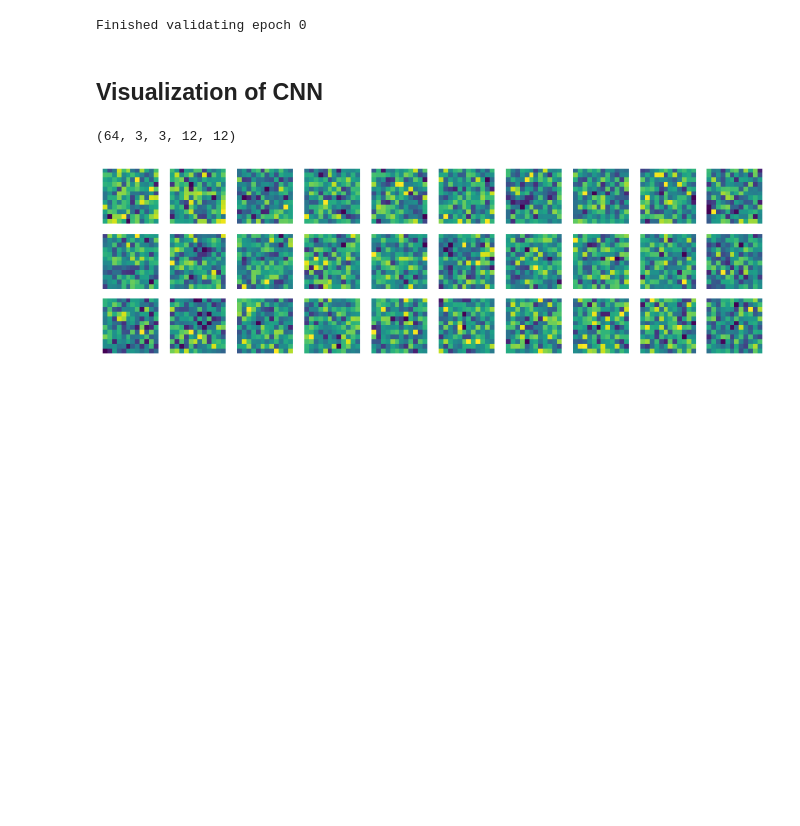
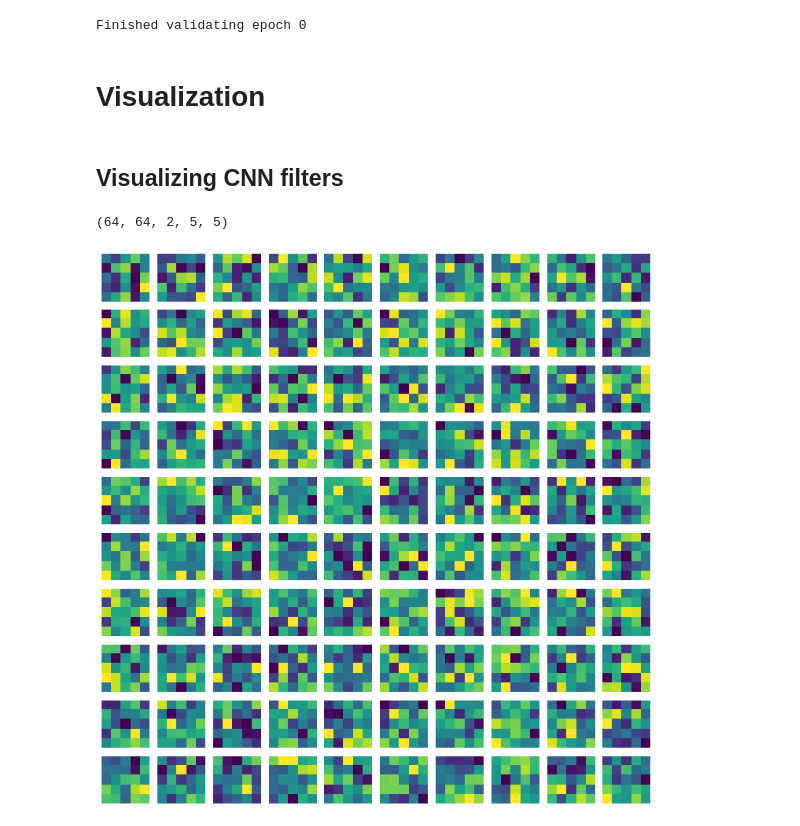
Before and after one commit to cvcore/steering-angle-prediction, a Jupyter notebook: steering_prediction.ipynb, the cells around one changed output. Drawn from its saved outputs; the diff is of its cells as text; code cells hidden in the pictures; blank space fills up the shorter version.

```diff
--- a/steering_prediction.ipynb
+++ b/steering_prediction.ipynb
@@ -639,27 +651,33 @@ Finished training epoch 0
 [interactive output not drawn]
 Finished validating epoch 0
 # %% [markdown]
-## Visualization of CNN
+# Visualization
+# %% [markdown]
+## Visualizing CNN filters
 # %%
 import matplotlib.pyplot as plt
+import numpy as np
 
 def visualize_cnn(cnn, max_row=10, max_col=10, select_channel=None, tb_writer=None):
-    assert isinstance(cnn, torch.nn.modules.conv.Conv3d)
+    assert isinstance(cnn, nn.Conv3d) or isinstance(cnn, nn.Conv2d)
 
     filters = cnn.weight.cpu().detach().numpy() # output_ch x input_ch x D x H x W
     output_ch = np.minimum(cnn.weight.shape[0], max_col)
     input_ch = np.minimum(cnn.weight.shape[1], max_row)
     print(filters.shape)
 
+    if isinstance(cnn, nn.Conv3d):
+        if select_channel:
+            assert isinstance(select_channel, int)
+            filters = filters[:, :, select_channel, :, :]
+        else:
+            filters = np.mean(filters[:, :, :, :, :], axis=2)
+
     plt_idx = 0
     fig = plt.figure(figsize=(output_ch, input_ch))
     for o in range(output_ch):
         for i in range(input_ch):
-            if select_channel:
-                assert isinstance(select_channel, int)
-                image = filters[o, i, select_channel, :, :]
-            else:
-                image = np.mean(filters[o, i, :, :, :], axis=0)
+            image = filters[o, i, :, :]
             plt_idx += 1
             ax = fig.add_subplot(input_ch, output_ch, plt_idx)
             ax.imshow(image)
@@ -667,7 +685,7 @@ def visualize_cnn(cnn, max_row=10, max_col=10, select_channel=None, tb_writer=No
     plt.tight_layout()
     plt.show()
 # %%
-visualize_cnn(steernet.model_cnn_.conv0_[0], select_channel=0)
+visualize_cnn(steernet.model_cnn_.conv3_[0], select_channel=0)
 # %% [output]
-(64, 3, 3, 12, 12)
+(64, 64, 2, 5, 5)
-[figure, old version]
+[figure, new version]
```
Also changed, not shown: parts of 17 cells of this notebook.
